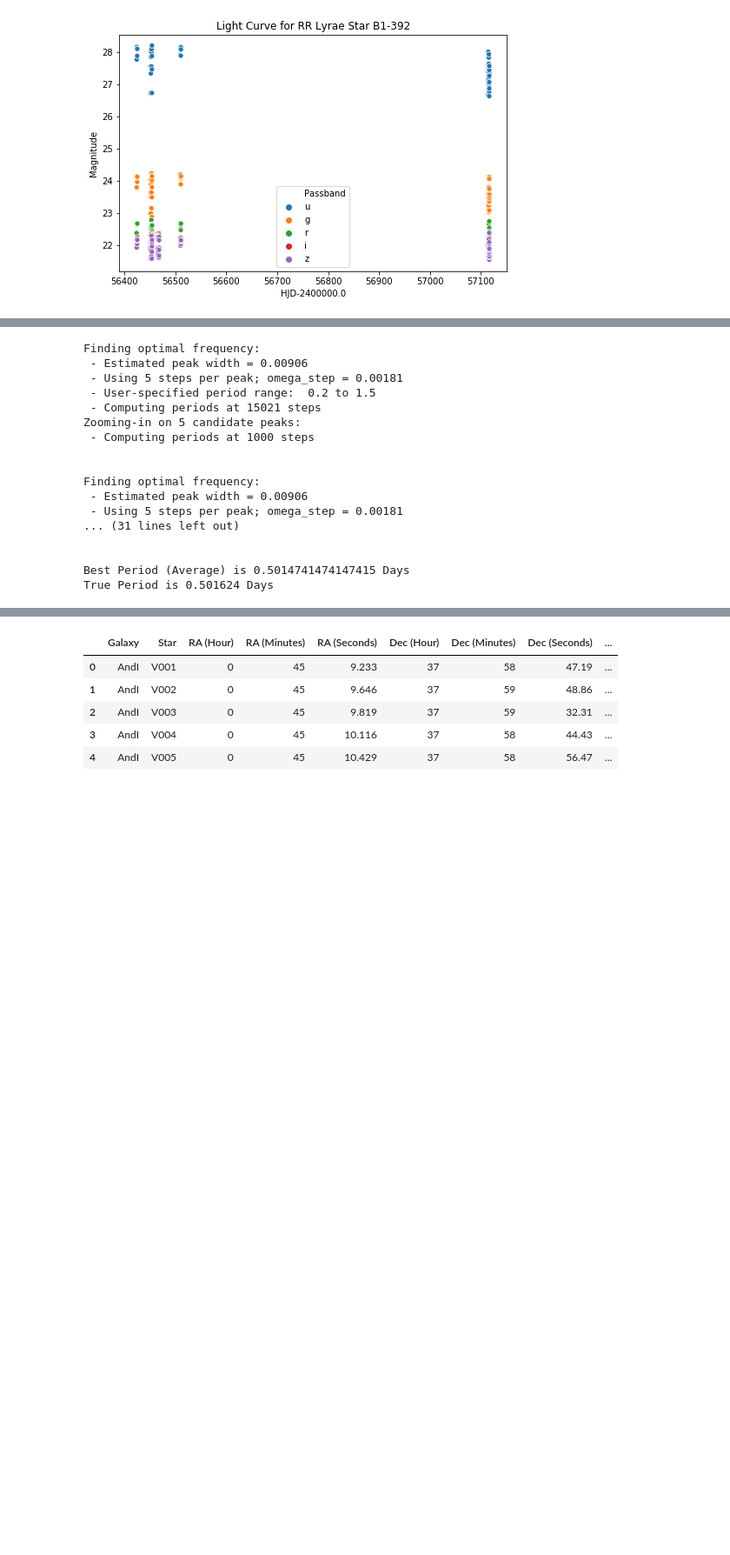
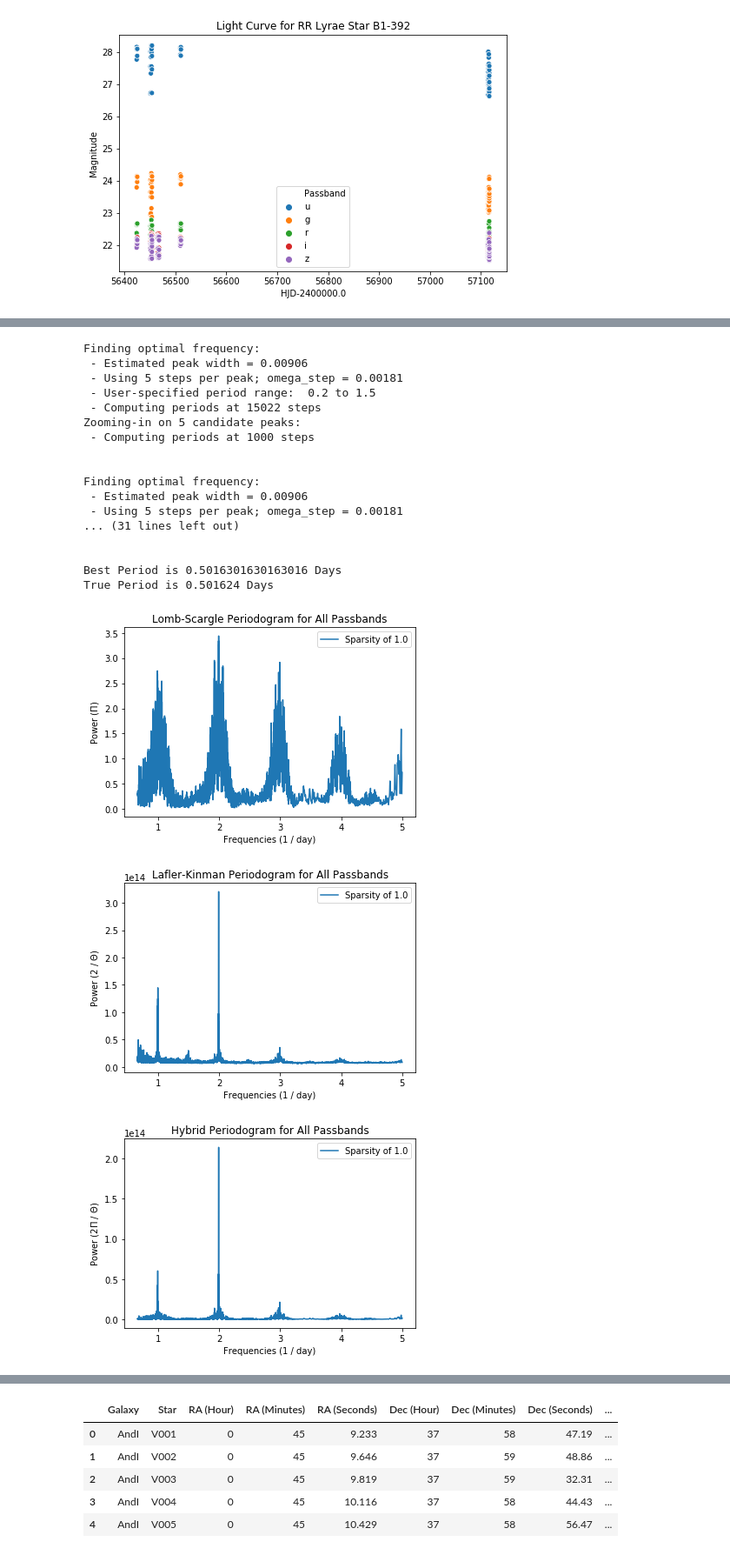
Before and after one commit to pranav-nagarajan/Variable-Stars, a Jupyter notebook: Period Analysis for Variable Stars.ipynb, the cells around one changed output, grey strips where cells are left out. Shown at 87% size. Cells and saved outputs as stored; diff of their text form; code cells hidden in the pictures; blank space fills up the shorter version.

```diff
--- a/Period Analysis for Variable Stars.ipynb
+++ b/Period Analysis for Variable Stars.ipynb
@@ -182,23 +224,26 @@ def find_best_period(sparsity = 1.0, plot = False):
 # %%
-best_period = find_best_period();
+best_period = find_best_period()[2];
 
-print("Best Period (Average) is", best_period, "Days")
+print("Best Period is", best_period, "Days")
 print("True Period is", true_period, "Days")
 # %% [output]
 Finding optimal frequency:
  - Estimated peak width = 0.00906
  - Using 5 steps per peak; omega_step = 0.00181
  - User-specified period range:  0.2 to 1.5
- - Computing periods at 15021 steps
+ - Computing periods at 15022 steps
 Zooming-in on 5 candidate peaks:
  - Computing periods at 1000 steps
 
 
 Finding optimal frequency:
  - Estimated peak width = 0.00906
  - Using 5 steps per peak; omega_step = 0.00181
 ... (31 lines left out)
 
 
-Best Period (Average) is 0.5014741474147415 Days
+Best Period is 0.5016301630163016 Days
 True Period is 0.501624 Days
+[figure, added]
+[figure, added]
+[figure, added]
```
Also changed, not shown: parts of 27 cells of this notebook, 4 other files.
